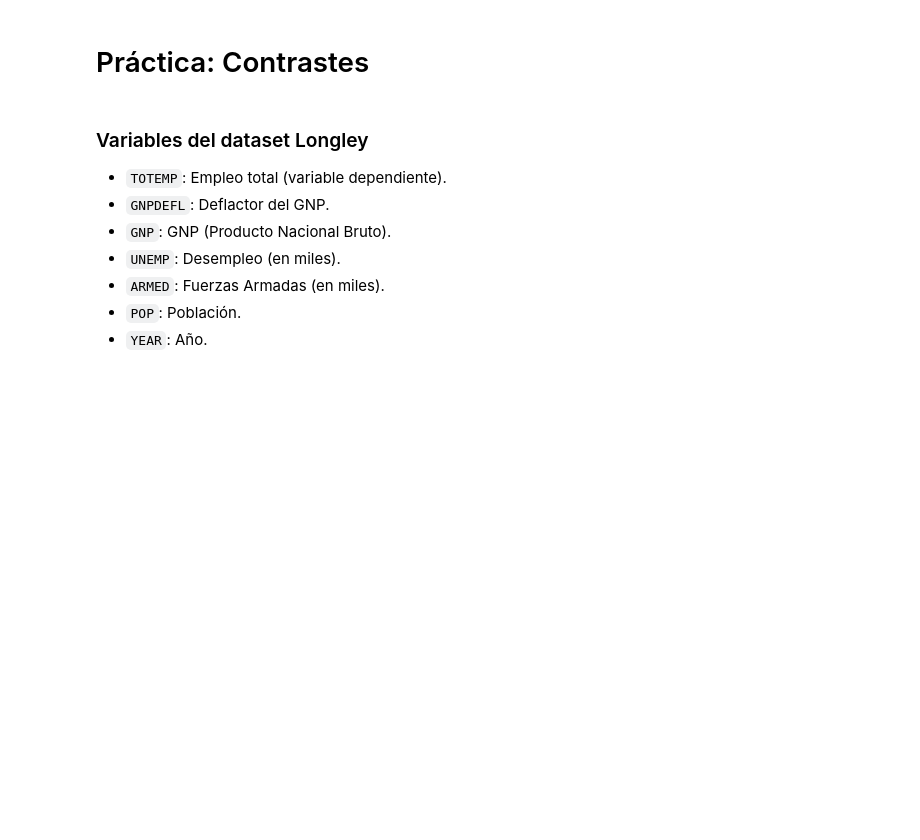
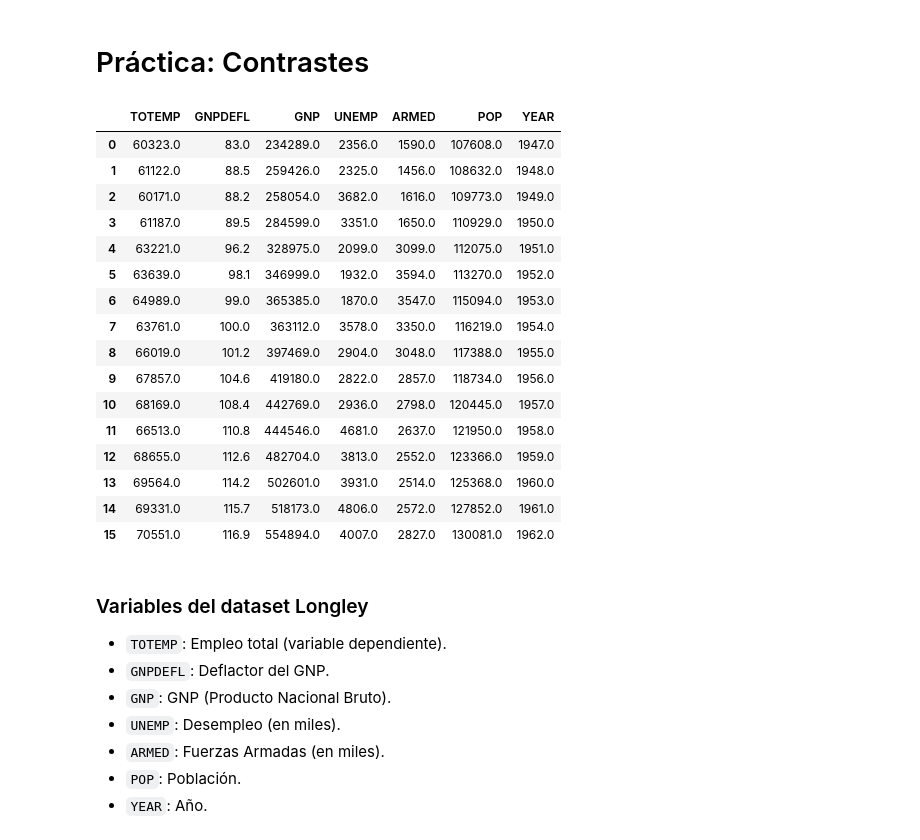
Before and after one commit to vblancoOR/econometria, a Jupyter notebook: 04_ECO_Contrastes.ipynb, the cells around one changed output. Drawn from its saved outputs; the diff is of its cells as text; code cells hidden in the pictures; blank space fills up the shorter version.

```diff
--- a/04_ECO_Contrastes.ipynb
+++ b/04_ECO_Contrastes.ipynb
@@ -3,11 +3,29 @@
 # %%
 import numpy as np
 import pandas as pd
 import statsmodels.api as sm
 
 # Cargar datos reales: Longley
 longley = sm.datasets.longley.load_pandas().data.copy()
-longley.head()
+longley
+# %% [output]
+|  | TOTEMP | GNPDEFL | GNP | UNEMP | ARMED | POP | YEAR |
+| 0 | 60323.0 | 83.0 | 234289.0 | 2356.0 | 1590.0 | 107608.0 | 1947.0 |
+| 1 | 61122.0 | 88.5 | 259426.0 | 2325.0 | 1456.0 | 108632.0 | 1948.0 |
+| 2 | 60171.0 | 88.2 | 258054.0 | 3682.0 | 1616.0 | 109773.0 | 1949.0 |
+| 3 | 61187.0 | 89.5 | 284599.0 | 3351.0 | 1650.0 | 110929.0 | 1950.0 |
+| 4 | 63221.0 | 96.2 | 328975.0 | 2099.0 | 3099.0 | 112075.0 | 1951.0 |
+| 5 | 63639.0 | 98.1 | 346999.0 | 1932.0 | 3594.0 | 113270.0 | 1952.0 |
+| 6 | 64989.0 | 99.0 | 365385.0 | 1870.0 | 3547.0 | 115094.0 | 1953.0 |
+| 7 | 63761.0 | 100.0 | 363112.0 | 3578.0 | 3350.0 | 116219.0 | 1954.0 |
+| 8 | 66019.0 | 101.2 | 397469.0 | 2904.0 | 3048.0 | 117388.0 | 1955.0 |
+| 9 | 67857.0 | 104.6 | 419180.0 | 2822.0 | 2857.0 | 118734.0 | 1956.0 |
+| 10 | 68169.0 | 108.4 | 442769.0 | 2936.0 | 2798.0 | 120445.0 | 1957.0 |
+| 11 | 66513.0 | 110.8 | 444546.0 | 4681.0 | 2637.0 | 121950.0 | 1958.0 |
+| 12 | 68655.0 | 112.6 | 482704.0 | 3813.0 | 2552.0 | 123366.0 | 1959.0 |
+| 13 | 69564.0 | 114.2 | 502601.0 | 3931.0 | 2514.0 | 125368.0 | 1960.0 |
+| 14 | 69331.0 | 115.7 | 518173.0 | 4806.0 | 2572.0 | 127852.0 | 1961.0 |
+| 15 | 70551.0 | 116.9 | 554894.0 | 4007.0 | 2827.0 | 130081.0 | 1962.0 |
 # %% [markdown]
 ### Variables del dataset Longley
 - `TOTEMP`: Empleo total (variable dependiente).
```
Also changed, not shown: parts of 17 cells of this notebook.
